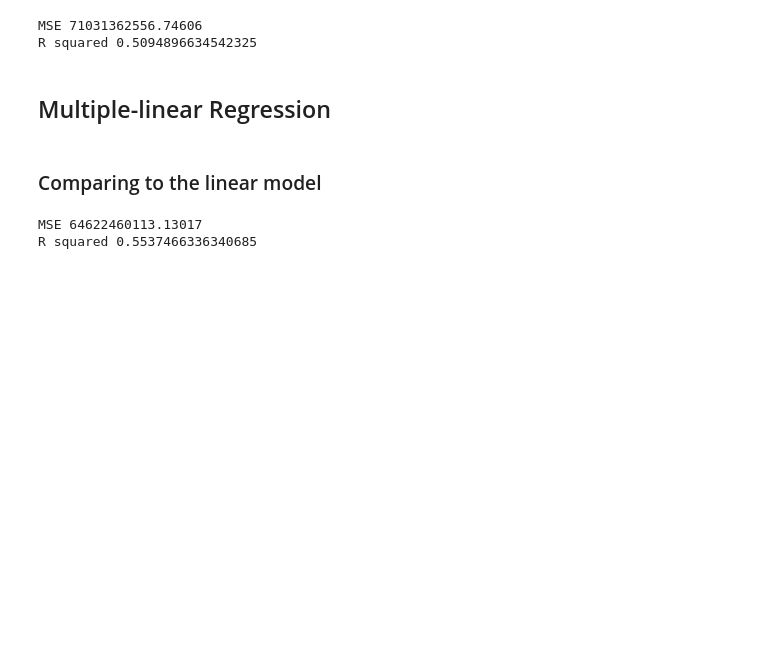
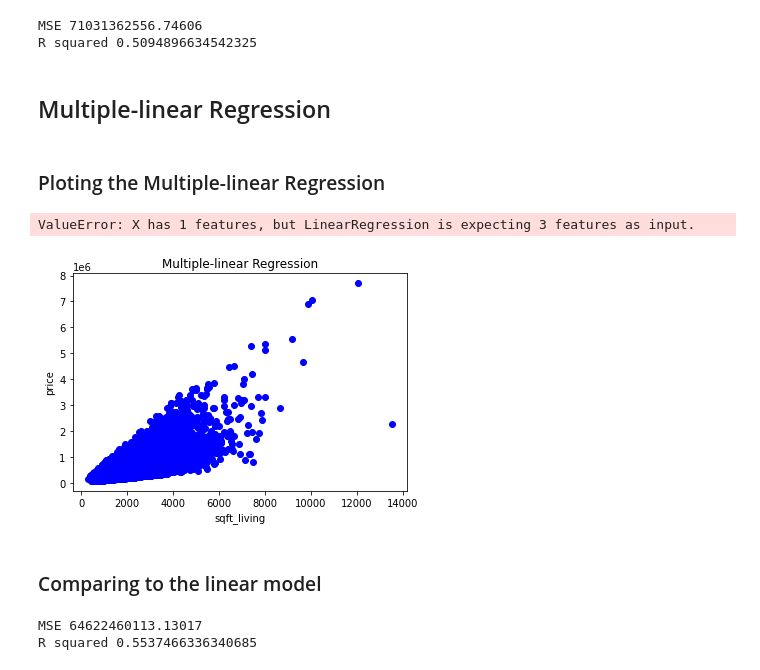
Before and after one commit to abdelhakBenamirouche/SIC, a Jupyter notebook: Regression_Checkpoint_Abdelhak.ipynb, the cells around one changed output. Saved outputs shown, nothing was run; the diff lists cells and outputs as text; code cells hidden in the pictures; blank space fills up the shorter version.

```diff
--- a/Regression_Checkpoint_Abdelhak.ipynb
+++ b/Regression_Checkpoint_Abdelhak.ipynb
@@ -207,6 +207,18 @@ X_train, X_test, y_train, y_test = train_test_split(X, y, test_size = 0.2, rando
 model = LinearRegression()
 model.fit(X_train, y_train)
 predicted = model.predict(X_test)
+# %% [markdown]
+### Ploting the Multiple-linear Regression
+# %%
+plt.scatter(X, y, color = "b")
+plt.title("Multiple-linear Regression")
+plt.ylabel("price")
+plt.xlabel("sqft_living")
+plt.plot(X, model.predict(X[""].reshape(-1,1)), color = "r")
+plt.show()
+# %% [output]
+ValueError: X has 1 features, but LinearRegression is expecting 3 features as input.
+[figure, added]
 # %% [markdown]
 ### Comparing to the linear model
 # %%
```
Also changed, not shown: parts of 4 cells of this notebook.
